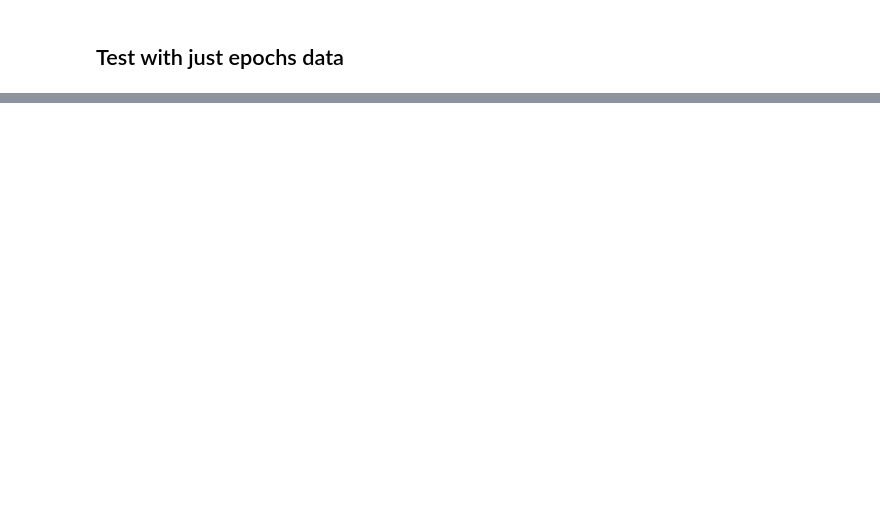
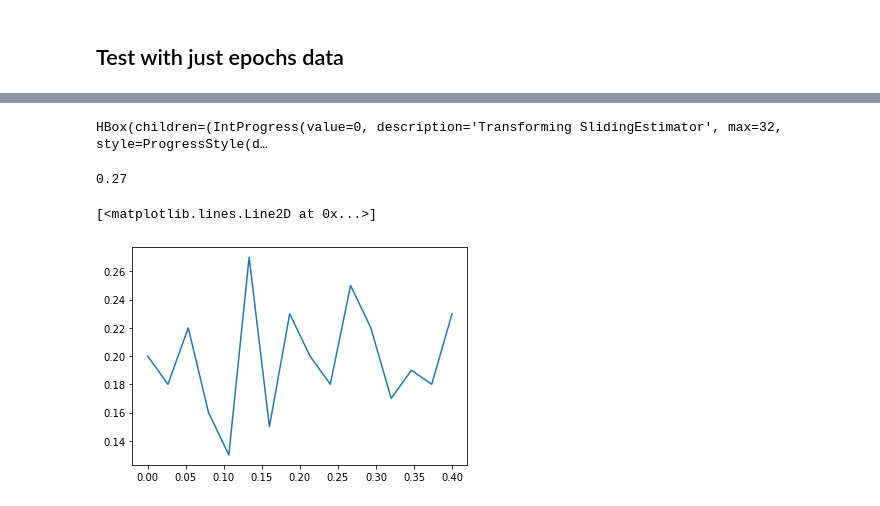
Before and after one commit to hmallen99/honors-thesis, a Jupyter notebook: code/test_ml.ipynb, the cells around one changed output, grey strips where cells are left out. Drawn from its saved outputs; the diff is of its cells as text; code cells hidden in the pictures; blank space fills up the shorter version.

```diff
--- a/code/test_ml.ipynb
+++ b/code/test_ml.ipynb
@@ -358,0 +337,8 @@ model = clf
+# %%
+# prepare a series of classifier applied at each time sample
+clf = make_pipeline(StandardScaler(),  # z-score normalization
+                    SelectKBest(f_classif, k=200),  # select features for speed
+                    LinearModel(LogisticRegression(C=0.3, solver='saga', l1_ratio=0.6, penalty='elasticnet', max_iter=1000)))
+time_decod = SlidingEstimator(clf, scoring="accuracy")
+
+scores = cross_val_multiscore(time_decod, X_train, y_train, cv=5, n_jobs=1)
@@ -365,12 +356,0 @@ plt.show()
-# %%
-y = get_y()
-#X = scaler.fit_transform(meg_data)
-X = meg_data
-
-X_test, y_test = X[550:], y[550:]
-X, y = X[:550], y[:550]
-
-print(X_test.shape)
-print(y_test.shape)
-print(X.shape)
-print(y.shape)
@@ -436,0 +357,2 @@ for name, coef in (('patterns', model.patterns_), ('filters', model.filters_)):
+# %%
+time_decod.fit(X_train, y_train)
@@ -436,0 +371,12 @@ for name, coef in (('patterns', model.patterns_), ('filters', model.filters_)):
+# %%
+y_pred = time_decod.predict(X_test)
+accuracy_lst = [calc_accuracy(y_pred[:, i], y_test) for i in range(16)]
+print(max(accuracy_lst))
+# %% [output]
+HBox(children=(IntProgress(value=0, description='Transforming SlidingEstimator', max=32, style=ProgressStyle(d…
+0.27
+# %%
+plt.plot(np.linspace(0, 0.4, 16), accuracy_lst)
+# %% [output]
+[<matplotlib.lines.Line2D at 0x...>]
+[figure, added]
```
Also changed, not shown: parts of 37 cells of this notebook, 3 other files.
